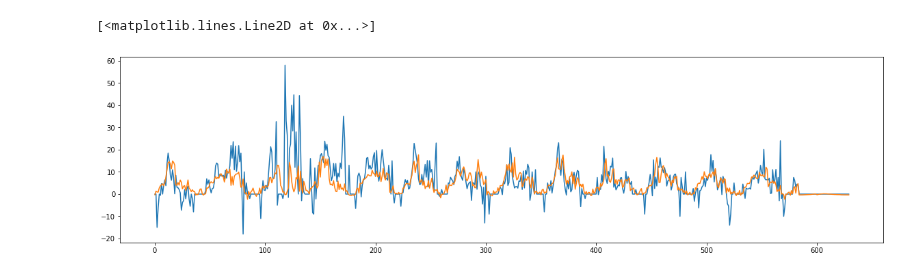
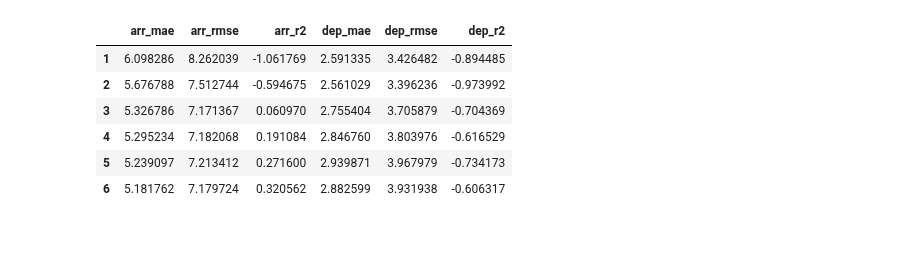
Before and after one commit to junzis/atdelay, a Jupyter notebook: airport_delay_lstm.ipynb, the cells around one changed output. Cells and saved outputs as stored; diff of their text form; code cells hidden in the pictures; blank space fills up the shorter version.

```diff
--- a/airport_delay_lstm.ipynb
+++ b/airport_delay_lstm.ipynb
@@ -178,14 +171,14 @@ Epoch 00051: early stopping
 # %%
-y_test_estimate = model.predict(X_test)
+# y_test_hat = model.predict(X_test)
 
-res = dict()
-for i in range(4):
-    res[(i + 1)] = {
-        "dep_mae": mean_absolute_error(y_test_estimate[:, i], y_test_dep[:, i]),
-        "dep_rmse": mean_squared_error(
-            y_test_estimate[:, i], y_test_dep[:, i], squared=False
-        ),
-        "dep_r2": r2_score(y_test_estimate[:, i], y_test_dep[:, i]),
-    }
+# res = dict()
+# for i in range(lookahead):
+#     res[(i + 1)] = {
+#         "arr_mae": mean_absolute_error(y_test_hat[:, i], y_test[:, i, 0]),
+#         "arr_rmse": mean_squared_error(
+#             y_test_hat[:, i], y_test[:, i, 1], squared=False
+#         ),
+#         "arr_r2": r2_score(y_test_hat[:, i], y_test[:, i, 1]),
+#     }
 
-pd.DataFrame.from_dict(res, orient="index")
+# pd.DataFrame.from_dict(res, orient="index")
@@ -198,7 +184,0 @@ pd.DataFrame.from_dict(res, orient="index")
-# %%
-plt.figure(figsize=(20, 5))
-plt.plot(y_test_dep[:, 0])
-plt.plot(y_test_estimate[:, 0])
-# %% [output]
-[<matplotlib.lines.Line2D at 0x...>]
-[figure, removed]
@@ -205,14 +193,27 @@ plt.plot(y_test_estimate[:, 0])
 # %%
-y_test_estimate = model.predict(X_test)
+y_test_hat = model.predict(X_test)
 
 res = dict()
 for i in range(lookahead):
     res[(i + 1)] = {
-        "arr_mae": mean_absolute_error(y_test_estimate[:, i], y_test_arr[:, i]),
+        "arr_mae": mean_absolute_error(y_test_hat[:, i, 0], y_test[:, i, 0]),
         "arr_rmse": mean_squared_error(
-            y_test_estimate[:, i], y_test_arr[:, i], squared=False
+            y_test_hat[:, i, 0], y_test[:, i, 0], squared=False
         ),
-        "arr_r2": r2_score(y_test_estimate[:, i], y_test_arr[:, i]),
+        "arr_r2": r2_score(y_test_hat[:, i, 0], y_test[:, i, 0]),
+        "dep_mae": mean_absolute_error(y_test_hat[:, i, 1], y_test[:, i, 1]),
+        "dep_rmse": mean_squared_error(
+            y_test_hat[:, i, 1], y_test[:, i, 1], squared=False
+        ),
+        "dep_r2": r2_score(y_test_hat[:, i, 1], y_test[:, i, 1]),
     }
 
 pd.DataFrame.from_dict(res, orient="index")
+# %% [output]
+|  | arr_mae | arr_rmse | arr_r2 | dep_mae | dep_rmse | dep_r2 |
+| 1 | 6.098286 | 8.262039 | -1.061769 | 2.591335 | 3.426482 | -0.894485 |
+| 2 | 5.676788 | 7.512744 | -0.594675 | 2.561029 | 3.396236 | -0.973992 |
+| 3 | 5.326786 | 7.171367 | 0.060970 | 2.755404 | 3.705879 | -0.704369 |
+| 4 | 5.295234 | 7.182068 | 0.191084 | 2.846760 | 3.803976 | -0.616529 |
+| 5 | 5.239097 | 7.213412 | 0.271600 | 2.939871 | 3.967979 | -0.734173 |
+| 6 | 5.181762 | 7.179724 | 0.320562 | 2.882599 | 3.931938 | -0.606317 |
```
Also changed, not shown: parts of 20 cells of this notebook, 1 other file.
